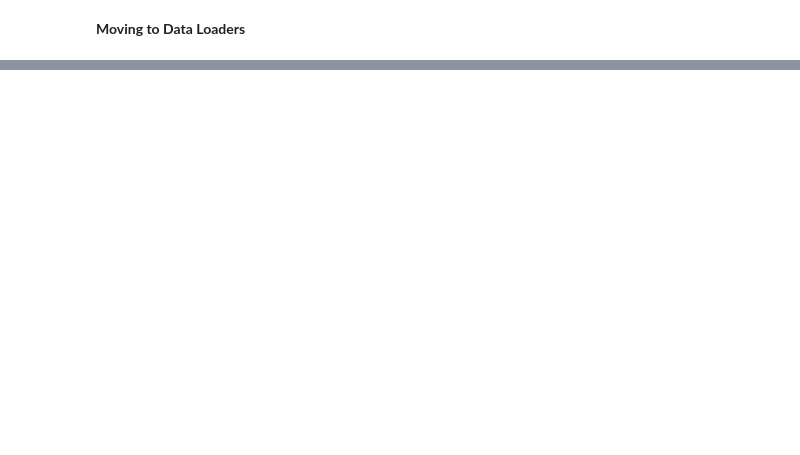
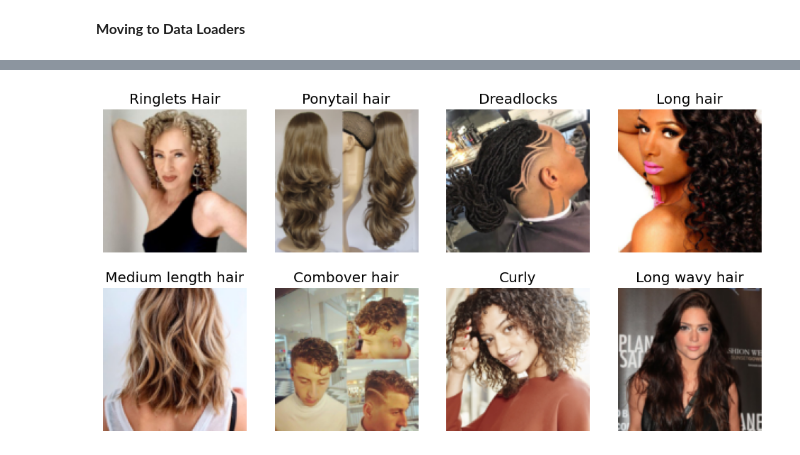
Before and after one commit to Srayoshi-Mirza/Hair_Style_Recognition, a Jupyter notebook: Image_Recognition.ipynb, the cells around one changed output, grey strips where cells are left out. Saved outputs shown, nothing was run; the diff lists cells and outputs as text; code cells hidden in the pictures; blank space fills up the shorter version.

```diff
--- a/Image_Recognition.ipynb
+++ b/Image_Recognition.ipynb
@@ -221,3 +135,7 @@ OSError: [Errno 107] Transport endpoint is not connected
+# %%
+dls.train.show_batch(max_n=8, nrows=2)
+# %% [output]
+[figure, added]
 # %%
 dls.valid.show_batch(max_n=8, nrows=2)
 # %% [output]
```
Also changed, not shown: parts of 17 cells of this notebook.
